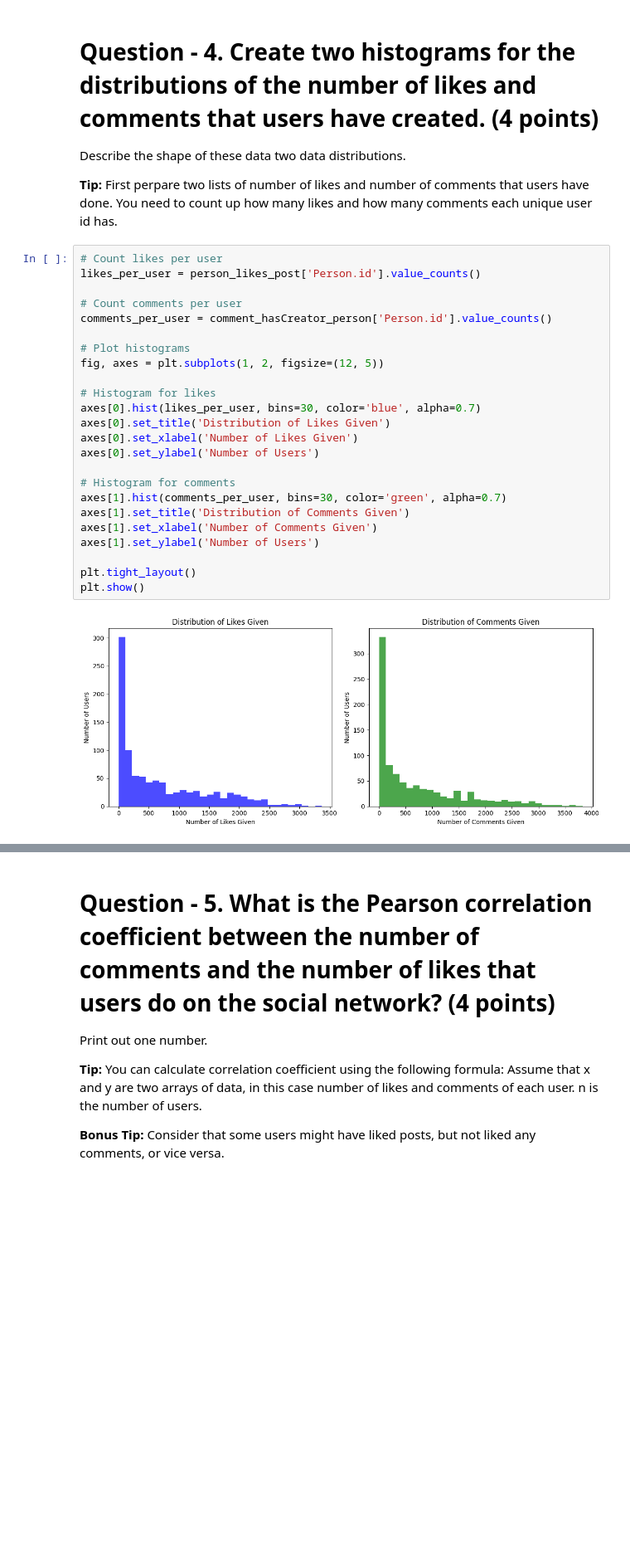
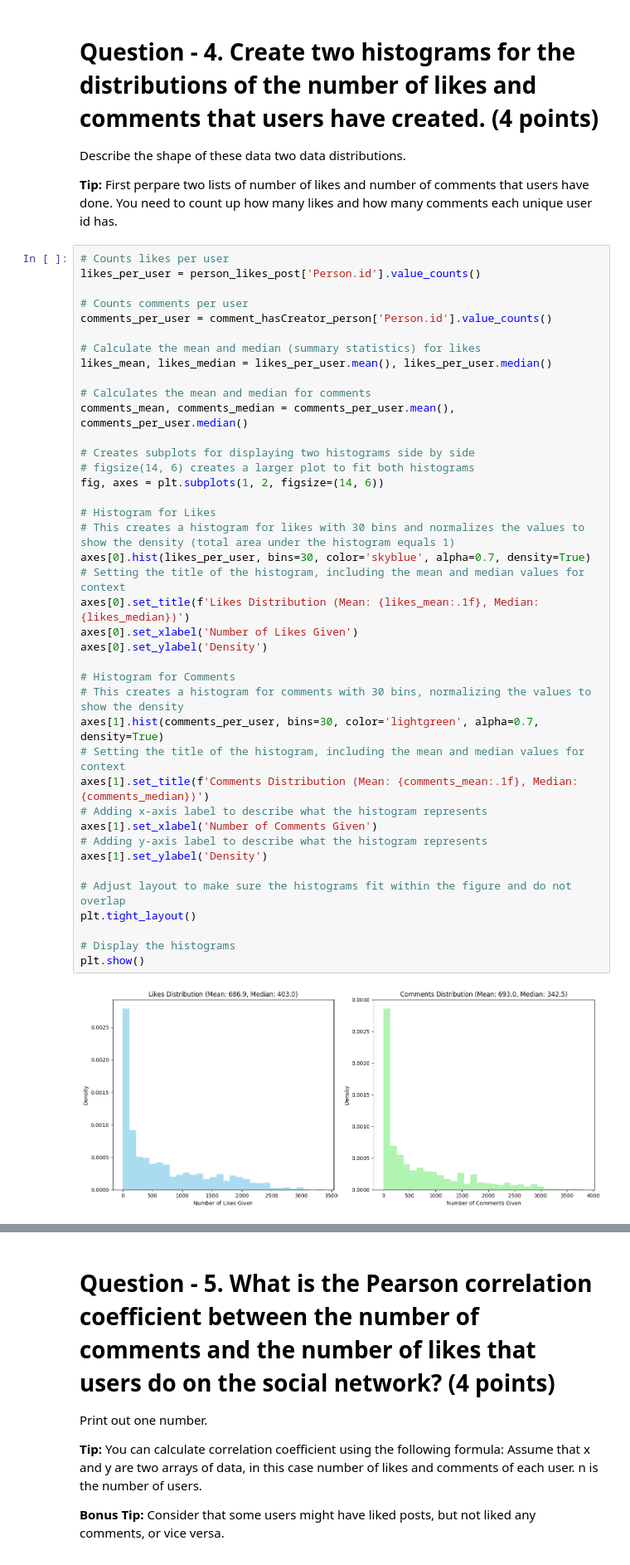
Before and after one commit to Sarazensara/Data_Analytics_with_Python_Projects, a Jupyter notebook: assignment2/329e_HW2.ipynb, the cells around one changed output, grey strips where cells are left out. Shown at 83% size. Cells and saved outputs as stored; diff of their text form; blank space fills up the shorter version.

```diff
--- a/assignment2/329e_HW2.ipynb
+++ b/assignment2/329e_HW2.ipynb
@@ -187,29 +187,45 @@ User who wrote the most influential post: 325
 Describe the shape of these data two data distributions.
 
 **Tip:** First perpare two lists of number of likes and number of comments that users have done. You need to count up how many likes and how many comments each unique user id has.
-# %%
-# Count likes per user
-likes_per_user = person_likes_post['Person.id'].value_counts()
-
-# Count comments per user
-comments_per_user = comment_hasCreator_person['Person.id'].value_counts()
-
-# Plot histograms
-fig, axes = plt.subplots(1, 2, figsize=(12, 5))
-
-# Histogram for likes
-axes[0].hist(likes_per_user, bins=30, color='blue', alpha=0.7)
-axes[0].set_title('Distribution of Likes Given')
-axes[0].set_xlabel('Number of Likes Given')
-axes[0].set_ylabel('Number of Users')
-
-# Histogram for comments
-axes[1].hist(comments_per_user, bins=30, color='green', alpha=0.7)
-axes[1].set_title('Distribution of Comments Given')
-axes[1].set_xlabel('Number of Comments Given')
-axes[1].set_ylabel('Number of Users')
-
-plt.tight_layout()
-plt.show()
-# %% [output]
-[figure, removed]
+# %%
+# Counts likes per user
+likes_per_user = person_likes_post['Person.id'].value_counts()
+
+# Counts comments per user
+comments_per_user = comment_hasCreator_person['Person.id'].value_counts()
+
+# Calculate the mean and median (summary statistics) for likes
+likes_mean, likes_median = likes_per_user.mean(), likes_per_user.median()
+
+# Calculates the mean and median for comments
+comments_mean, comments_median = comments_per_user.mean(), comments_per_user.median()
+
+# Creates subplots for displaying two histograms side by side
+# figsize(14, 6) creates a larger plot to fit both histograms
+fig, axes = plt.subplots(1, 2, figsize=(14, 6))
+
+# Histogram for Likes
+# This creates a histogram for likes with 30 bins and normalizes the values to show the density (total area under the histogram equals 1)
+axes[0].hist(likes_per_user, bins=30, color='skyblue', alpha=0.7, density=True)
+# Setting the title of the histogram, including the mean and median values for context
+axes[0].set_title(f'Likes Distribution (Mean: {likes_mean:.1f}, Median: {likes_median})')
+axes[0].set_xlabel('Number of Likes Given')
+axes[0].set_ylabel('Density')
+
+# Histogram for Comments
+# This creates a histogram for comments with 30 bins, normalizing the values to show the density
+axes[1].hist(comments_per_user, bins=30, color='lightgreen', alpha=0.7, density=True)
+# Setting the title of the histogram, including the mean and median values for context
+axes[1].set_title(f'Comments Distribution (Mean: {comments_mean:.1f}, Median: {comments_median})')
+# Adding x-axis label to describe what the histogram represents
+axes[1].set_xlabel('Number of Comments Given')
+# Adding y-axis label to describe what the histogram represents
+axes[1].set_ylabel('Density')
+
+# Adjust layout to make sure the histograms fit within the figure and do not overlap
+plt.tight_layout()
+
+# Display the histograms
+plt.show()
+# %% [output]
+[figure, added]
```
Also changed, not shown: parts of 6 cells of this notebook.
